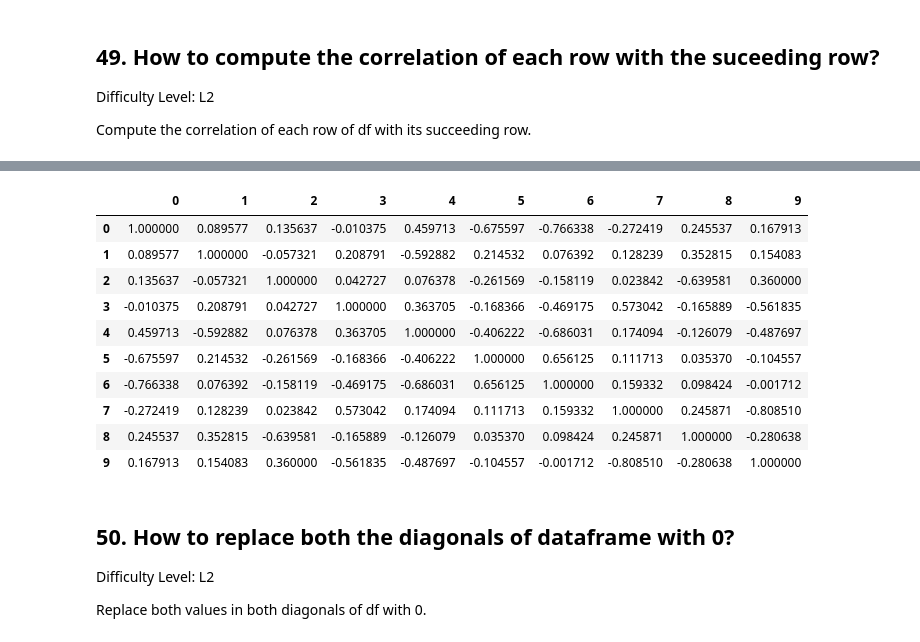
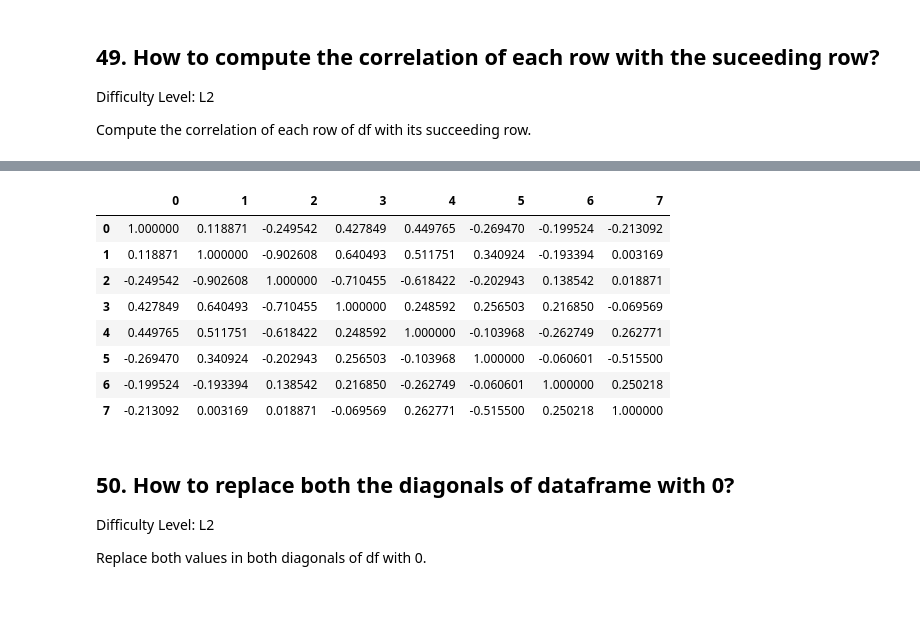
Before and after one commit to alantellecom/ex_pandas, a Jupyter notebook: EX-Pandas_solutions.ipynb, the cells around one changed output, grey strips where cells are left out. Drawn from its saved outputs; the diff is of its cells as text; code cells hidden in the pictures; blank space fills up the shorter version.

```diff
--- a/EX-Pandas_solutions.ipynb
+++ b/EX-Pandas_solutions.ipynb
@@ -1348,17 +1362,15 @@ df
 # %%
-df.corr()
+df.T.corr()
 # %% [output]
-|  | 0 | 1 | 2 | 3 | 4 | 5 | 6 | 7 | 8 | 9 |
-| 0 | 1.000000 | 0.089577 | 0.135637 | -0.010375 | 0.459713 | -0.675597 | -0.766338 | -0.272419 | 0.245537 | 0.167913 |
-| 1 | 0.089577 | 1.000000 | -0.057321 | 0.208791 | -0.592882 | 0.214532 | 0.076392 | 0.128239 | 0.352815 | 0.154083 |
-| 2 | 0.135637 | -0.057321 | 1.000000 | 0.042727 | 0.076378 | -0.261569 | -0.158119 | 0.023842 | -0.639581 | 0.360000 |
-| 3 | -0.010375 | 0.208791 | 0.042727 | 1.000000 | 0.363705 | -0.168366 | -0.469175 | 0.573042 | -0.165889 | -0.561835 |
-| 4 | 0.459713 | -0.592882 | 0.076378 | 0.363705 | 1.000000 | -0.406222 | -0.686031 | 0.174094 | -0.126079 | -0.487697 |
-| 5 | -0.675597 | 0.214532 | -0.261569 | -0.168366 | -0.406222 | 1.000000 | 0.656125 | 0.111713 | 0.035370 | -0.104557 |
-| 6 | -0.766338 | 0.076392 | -0.158119 | -0.469175 | -0.686031 | 0.656125 | 1.000000 | 0.159332 | 0.098424 | -0.001712 |
-| 7 | -0.272419 | 0.128239 | 0.023842 | 0.573042 | 0.174094 | 0.111713 | 0.159332 | 1.000000 | 0.245871 | -0.808510 |
-| 8 | 0.245537 | 0.352815 | -0.639581 | -0.165889 | -0.126079 | 0.035370 | 0.098424 | 0.245871 | 1.000000 | -0.280638 |
-| 9 | 0.167913 | 0.154083 | 0.360000 | -0.561835 | -0.487697 | -0.104557 | -0.001712 | -0.808510 | -0.280638 | 1.000000 |
+|  | 0 | 1 | 2 | 3 | 4 | 5 | 6 | 7 |
+| 0 | 1.000000 | 0.118871 | -0.249542 | 0.427849 | 0.449765 | -0.269470 | -0.199524 | -0.213092 |
+| 1 | 0.118871 | 1.000000 | -0.902608 | 0.640493 | 0.511751 | 0.340924 | -0.193394 | 0.003169 |
+| 2 | -0.249542 | -0.902608 | 1.000000 | -0.710455 | -0.618422 | -0.202943 | 0.138542 | 0.018871 |
+| 3 | 0.427849 | 0.640493 | -0.710455 | 1.000000 | 0.248592 | 0.256503 | 0.216850 | -0.069569 |
+| 4 | 0.449765 | 0.511751 | -0.618422 | 0.248592 | 1.000000 | -0.103968 | -0.262749 | 0.262771 |
+| 5 | -0.269470 | 0.340924 | -0.202943 | 0.256503 | -0.103968 | 1.000000 | -0.060601 | -0.515500 |
+| 6 | -0.199524 | -0.193394 | 0.138542 | 0.216850 | -0.262749 | -0.060601 | 1.000000 | 0.250218 |
+| 7 | -0.213092 | 0.003169 | 0.018871 | -0.069569 | 0.262771 | -0.515500 | 0.250218 | 1.000000 |
 # %% [markdown]
 ## 50. How to replace both the diagonals of dataframe with 0?
 Difficulty Level: L2
```
Also changed, not shown: parts of 12 cells of this notebook.
